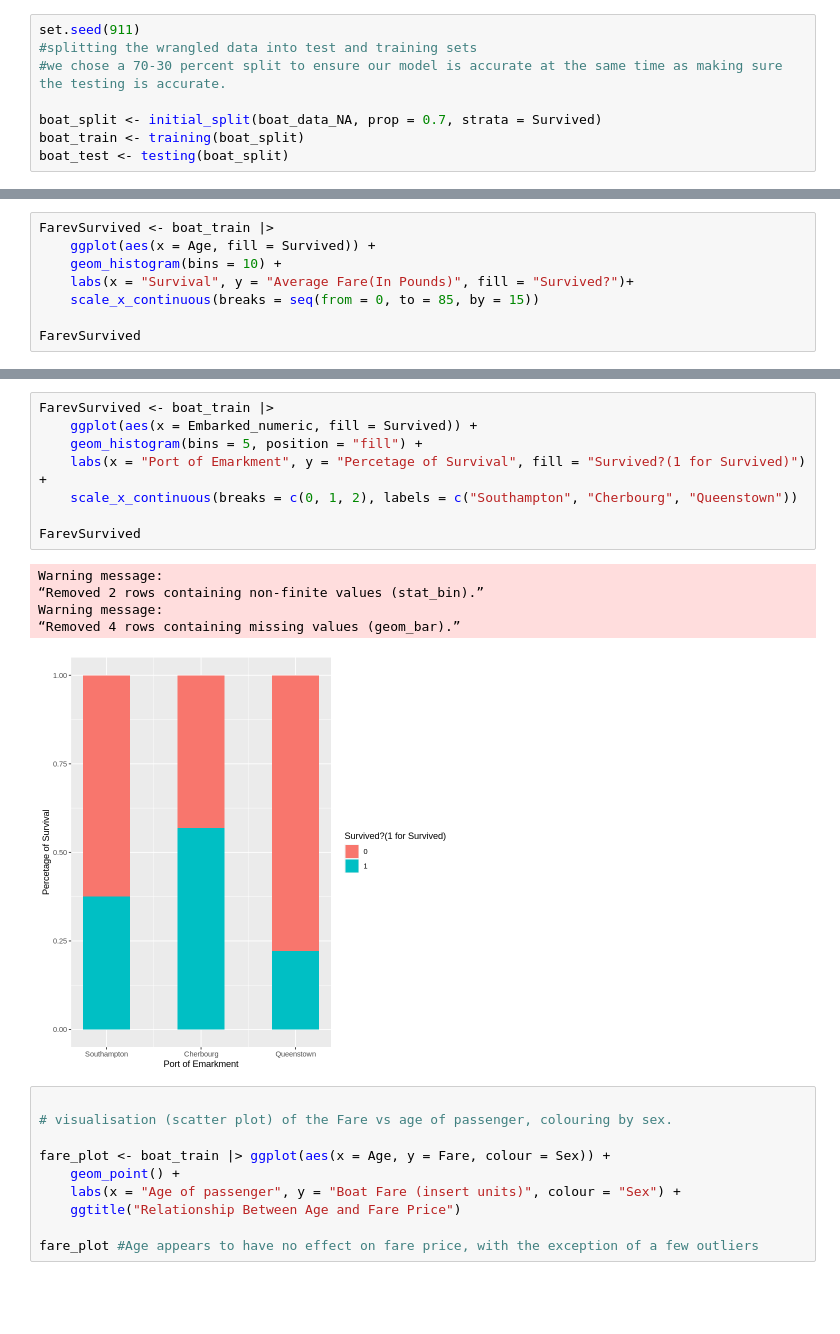
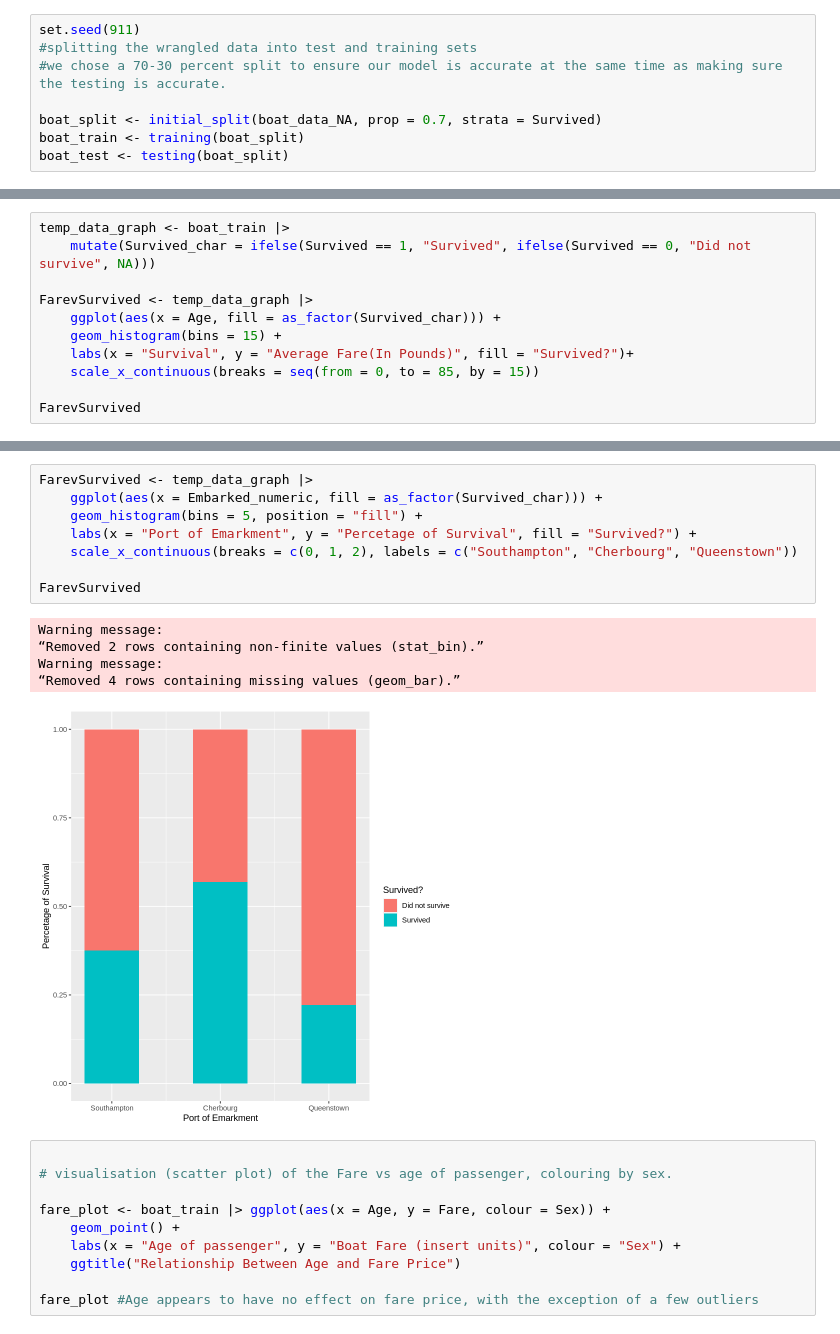
Before and after one commit to zhang17s/DSCI-100-Group-Project-, a Jupyter notebook: Proposal.ipynb, the cells around one changed output, grey strips where cells are left out. Drawn from its saved outputs; the diff is of its cells as text; blank space fills up the shorter version.

```diff
--- a/Proposal.ipynb
+++ b/Proposal.ipynb
@@ -174,7 +177,10 @@ FarevSurvived
 # %%
-FarevSurvived <- boat_train |>
-    ggplot(aes(x = Age, fill = Survived)) +
-    geom_histogram(bins = 10) +
+temp_data_graph <- boat_train |>
+    mutate(Survived_char = ifelse(Survived == 1, "Survived", ifelse(Survived == 0, "Did not survive", NA)))
+
+FarevSurvived <- temp_data_graph |>
+    ggplot(aes(x = Age, fill = as_factor(Survived_char))) +
+    geom_histogram(bins = 15) +
     labs(x = "Survival", y = "Average Fare(In Pounds)", fill = "Survived?")+
     scale_x_continuous(breaks = seq(from = 0, to = 85, by = 15))
 
@@ -197,17 +203,17 @@ FarevSurvived
 # %%
-FarevSurvived <- boat_train |>
-    ggplot(aes(x = Embarked_numeric, fill = Survived)) +
+FarevSurvived <- temp_data_graph |>
+    ggplot(aes(x = Embarked_numeric, fill = as_factor(Survived_char))) +
     geom_histogram(bins = 5, position = "fill") +
-    labs(x = "Port of Emarkment", y = "Percetage of Survival", fill = "Survived?(1 for Survived)") +
+    labs(x = "Port of Emarkment", y = "Percetage of Survival", fill = "Survived?") +
     scale_x_continuous(breaks = c(0, 1, 2), labels = c("Southampton", "Cherbourg", "Queenstown"))
 
 FarevSurvived
 # %% [output]
 Warning message:
 “Removed 2 rows containing non-finite values (stat_bin).”
 Warning message:
 “Removed 4 rows containing missing values (geom_bar).”
-[figure, old version]
+[figure, new version]
 # %%
 
 # visualisation (scatter plot) of the Fare vs age of passenger, colouring by sex.
```
Also changed, not shown: parts of 3 cells of this notebook.
